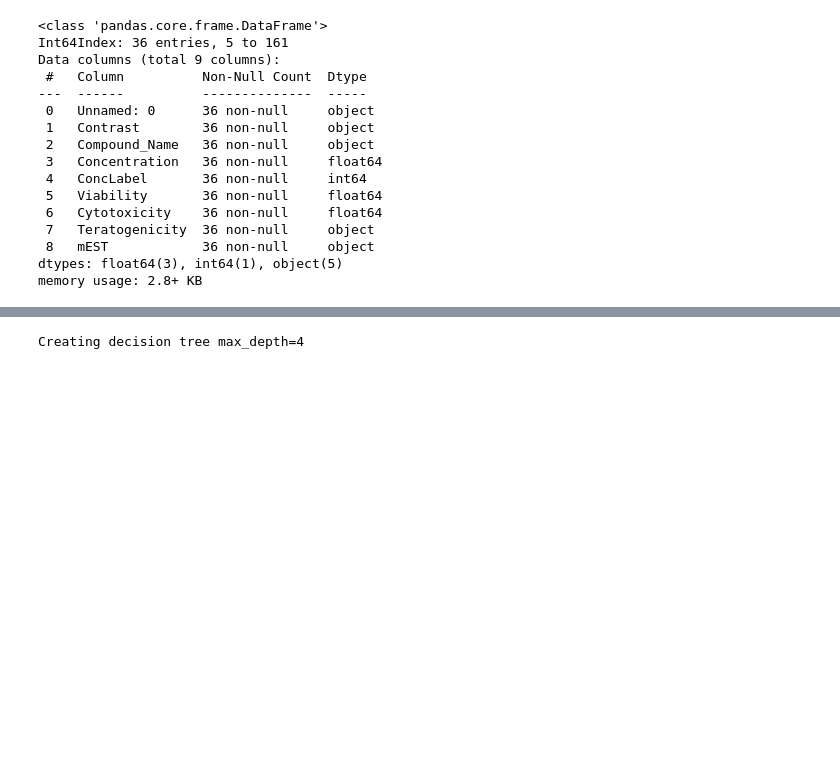
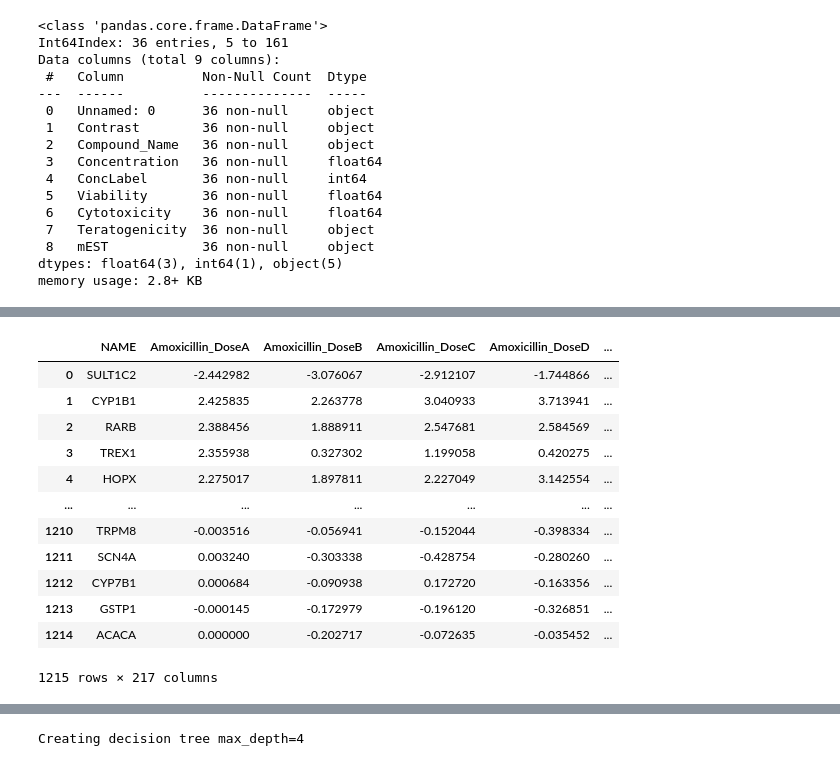
Before and after one commit to lippunej/PMDA-Summer-School-2023, a Jupyter notebook: teratox_eda.ipynb, the cells around one changed output, grey strips where cells are left out. Saved outputs shown, nothing was run; the diff lists cells and outputs as text; code cells hidden in the pictures; blank space fills up the shorter version.

```diff
--- a/teratox_eda.ipynb
+++ b/teratox_eda.ipynb
@@ -169 +144,17 @@ teratox_commercial_phenodata_below_cyto["Contrast"].tolist()
+# %%
+teratox_commercial_pscore
+# %% [output]
+|  | NAME | Amoxicillin_DoseA | Amoxicillin_DoseB | Amoxicillin_DoseC | Amoxicillin_DoseD | ... |
+| 0 | SULT1C2 | -2.442982 | -3.076067 | -2.912107 | -1.744866 | ... |
+| 1 | CYP1B1 | 2.425835 | 2.263778 | 3.040933 | 3.713941 | ... |
+| 2 | RARB | 2.388456 | 1.888911 | 2.547681 | 2.584569 | ... |
+| 3 | TREX1 | 2.355938 | 0.327302 | 1.199058 | 0.420275 | ... |
+| 4 | HOPX | 2.275017 | 1.897811 | 2.227049 | 3.142554 | ... |
+| ... | ... | ... | ... | ... | ... | ... |
+| 1210 | TRPM8 | -0.003516 | -0.056941 | -0.152044 | -0.398334 | ... |
+| 1211 | SCN4A | 0.003240 | -0.303338 | -0.428754 | -0.280260 | ... |
+| 1212 | CYP7B1 | 0.000684 | -0.090938 | 0.172720 | -0.163356 | ... |
+| 1213 | GSTP1 | -0.000145 | -0.172979 | -0.196120 | -0.326851 | ... |
+| 1214 | ACACA | 0.000000 | -0.202717 | -0.072635 | -0.035452 | ... |
+1215 rows × 217 columns
 # %%
```
Also changed, not shown: parts of 17 cells of this notebook, 1 other file.
